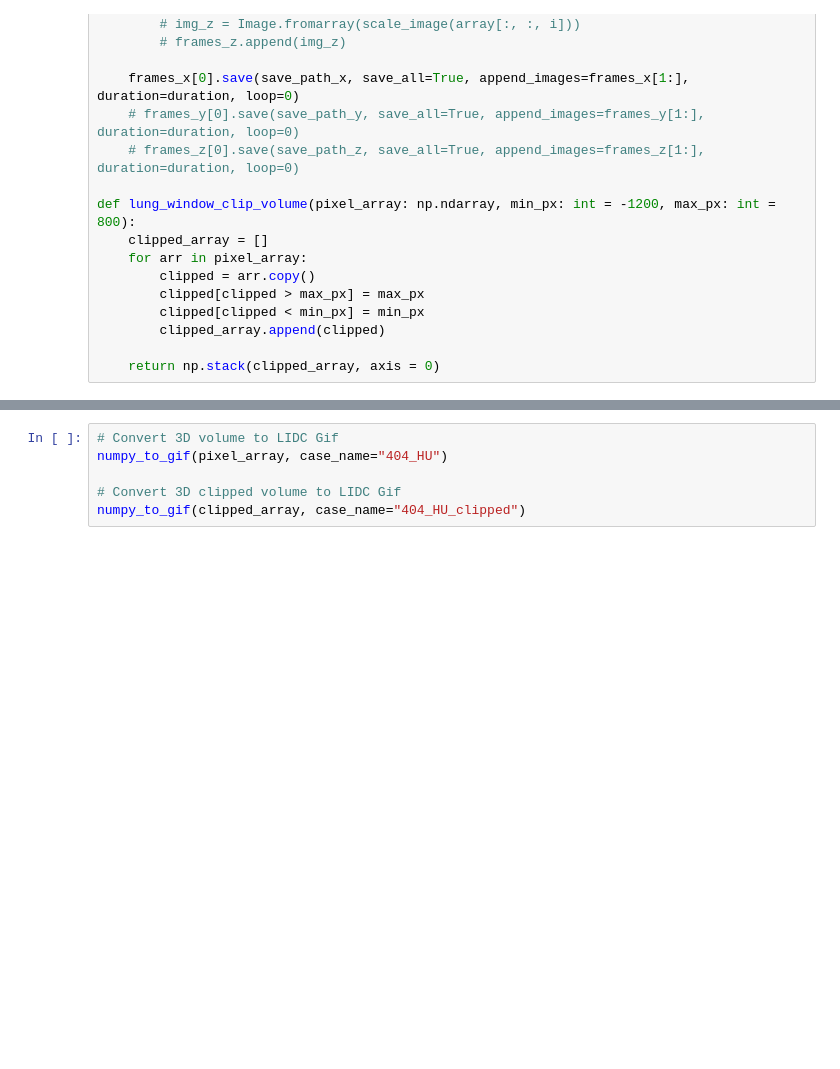
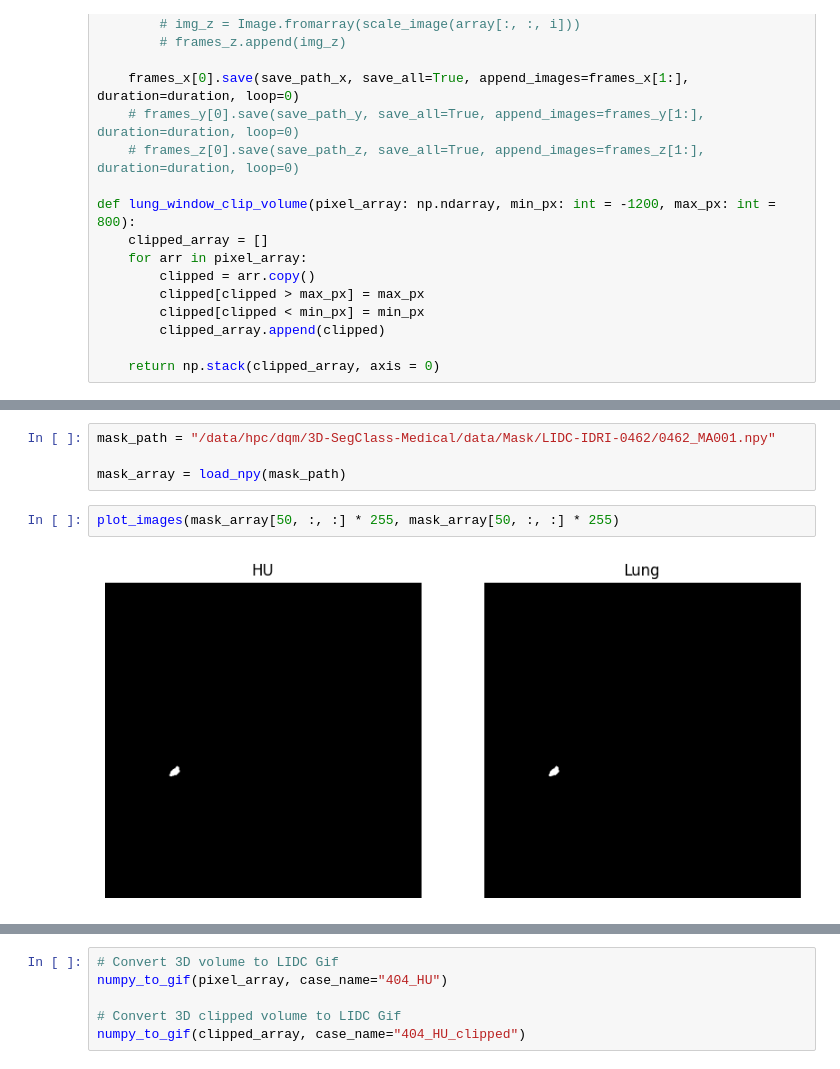
Before and after one commit to minhminh2k/3D-SegClass-Medical, a Jupyter notebook: notebooks/lidc_preprocessing.ipynb, the cells around one changed output, grey strips where cells are left out. Saved outputs shown, nothing was run; the diff lists cells and outputs as text; blank space fills up the shorter version.

```diff
--- a/notebooks/lidc_preprocessing.ipynb
+++ b/notebooks/lidc_preprocessing.ipynb
@@ -124,0 +133,8 @@ Clipped pixel: -1200
+# %%
+mask_path = "/data/hpc/dqm/3D-SegClass-Medical/data/Mask/LIDC-IDRI-0462/0462_MA001.npy"
+
+mask_array = load_npy(mask_path)
+# %%
+plot_images(mask_array[50, :, :] * 255, mask_array[50, :, :] * 255)
+# %% [output]
+[figure, added]
```
Also changed, not shown: parts of 9 cells of this notebook, 6 other files.
